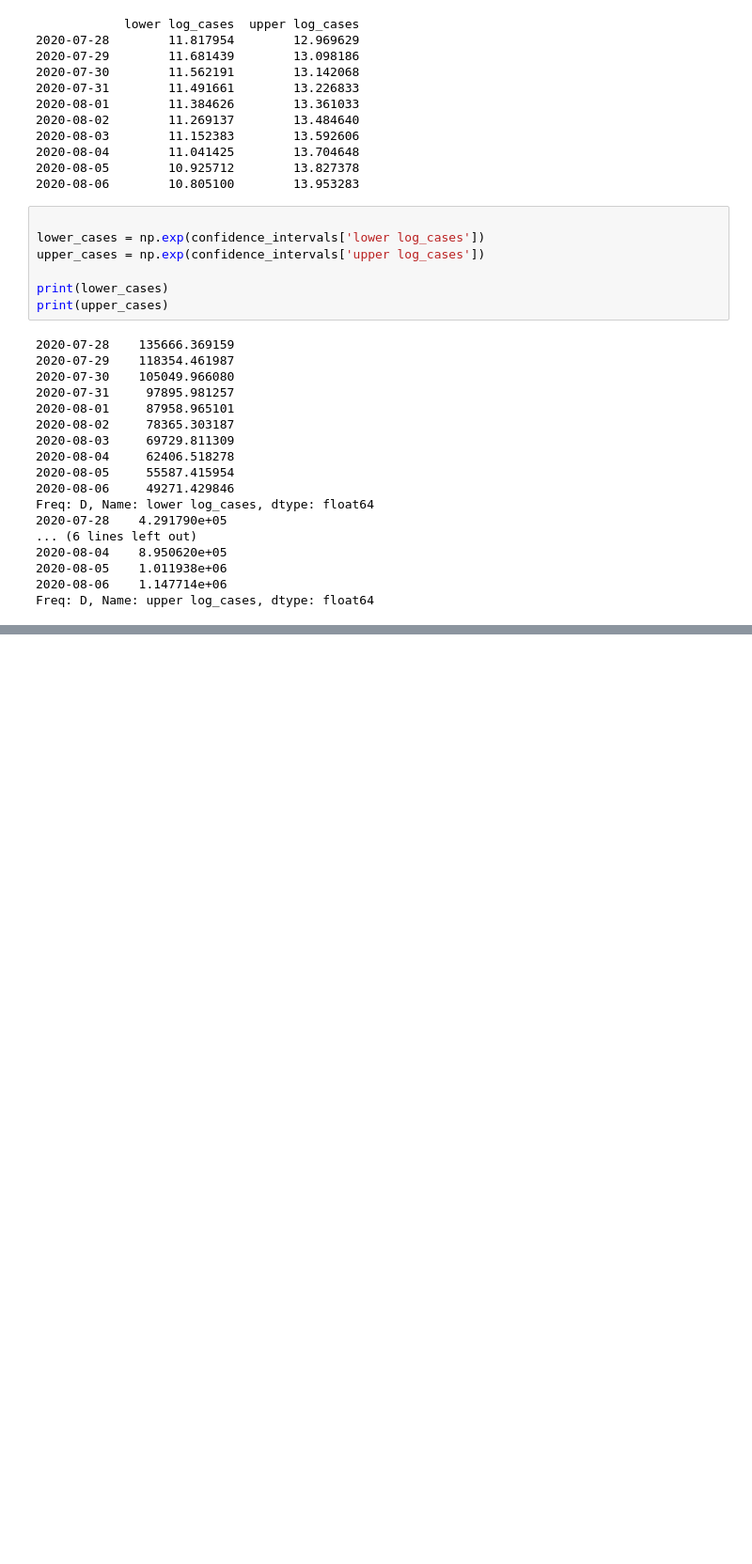
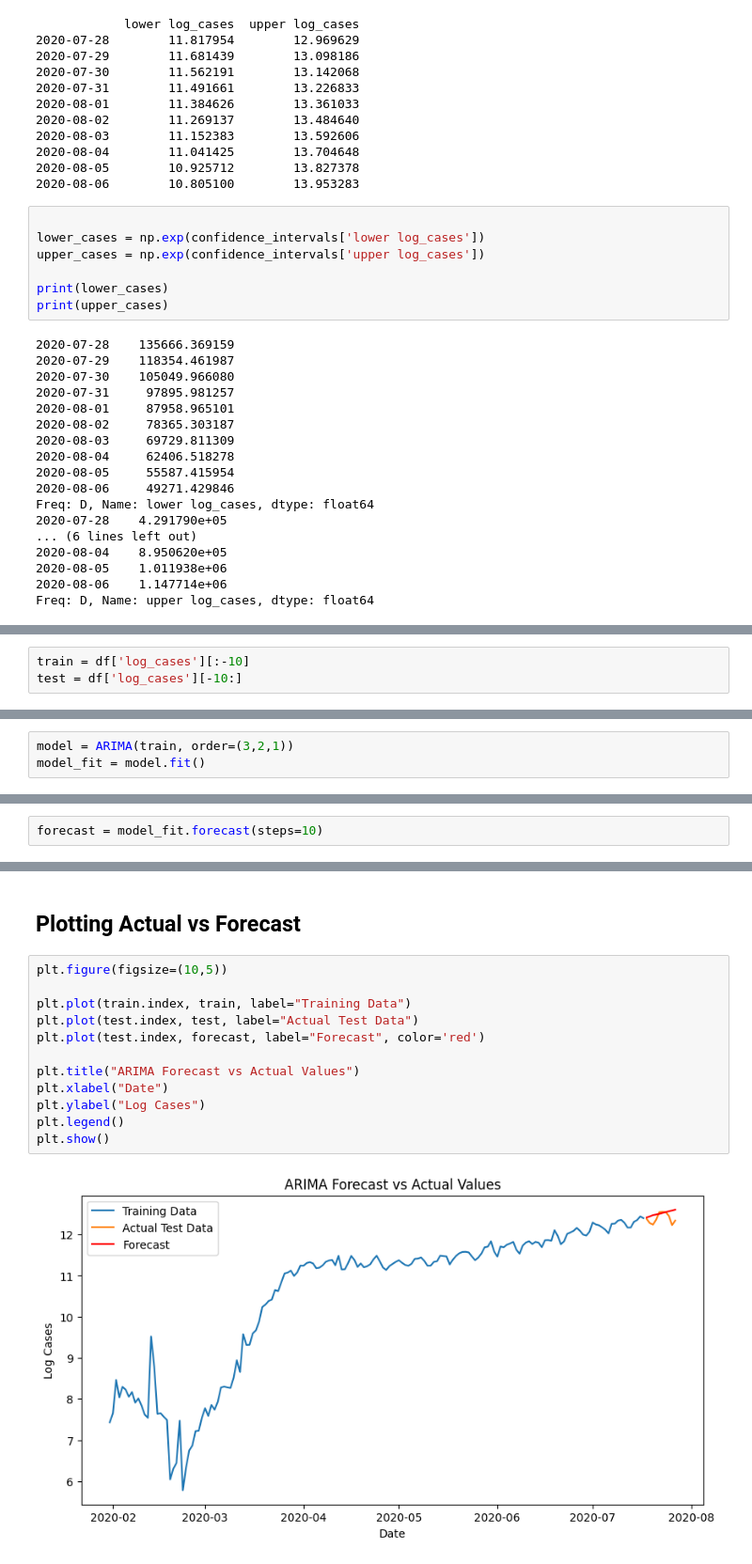
Before and after one commit to Agumekenneth/Time-series-, a Jupyter notebook: project/day-wise.ipynb, the cells around one changed output, grey strips where cells are left out. Shown at 94% size. Drawn from its saved outputs; the diff is of its cells as text; blank space fills up the shorter version.

```diff
--- a/project/day-wise.ipynb
+++ b/project/day-wise.ipynb
@@ -534,0 +557,3 @@ Freq: D, Name: upper log_cases, dtype: float64
+# %%
+train = df['log_cases'][:-10]
+test = df['log_cases'][-10:]
@@ -534,0 +562,3 @@ Freq: D, Name: upper log_cases, dtype: float64
+# %%
+model = ARIMA(train, order=(3,2,1))
+model_fit = model.fit()
@@ -534,0 +567,2 @@ Freq: D, Name: upper log_cases, dtype: float64
+# %%
+forecast = model_fit.forecast(steps=10)
@@ -534,0 +588,16 @@ Freq: D, Name: upper log_cases, dtype: float64
+# %% [markdown]
+## Plotting Actual vs Forecast
+# %%
+plt.figure(figsize=(10,5))
+
+plt.plot(train.index, train, label="Training Data")
+plt.plot(test.index, test, label="Actual Test Data")
+plt.plot(test.index, forecast, label="Forecast", color='red')
+
+plt.title("ARIMA Forecast vs Actual Values")
+plt.xlabel("Date")
+plt.ylabel("Log Cases")
+plt.legend()
+plt.show()
+# %% [output]
+[figure, added]
```
Also changed, not shown: parts of 33 cells of this notebook.
